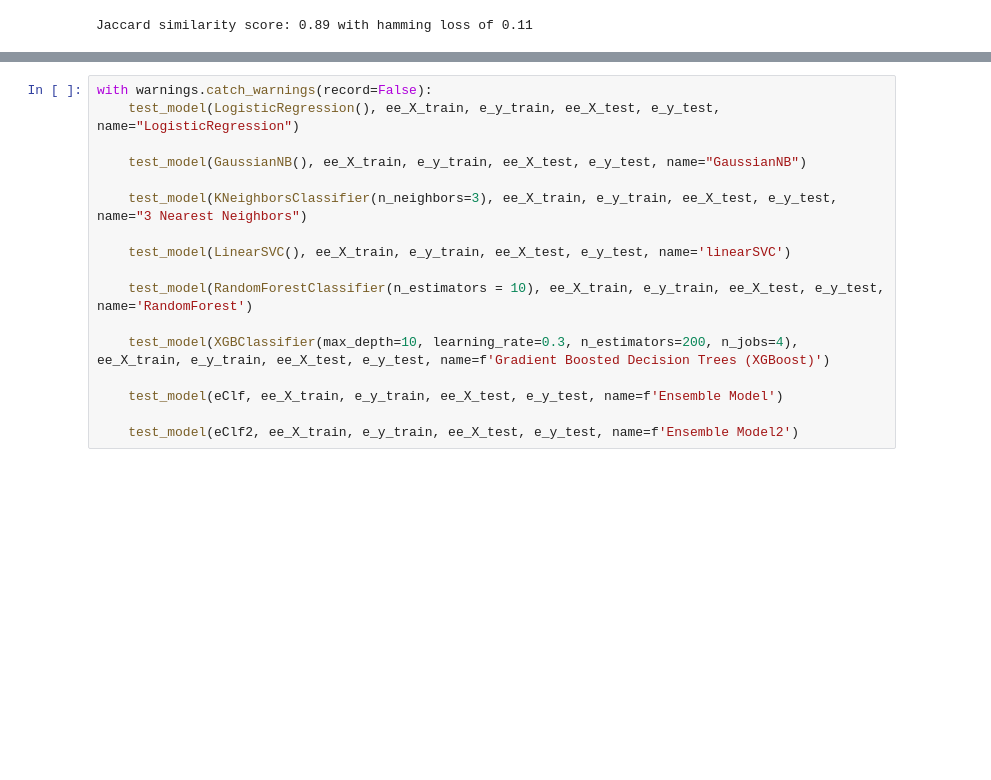
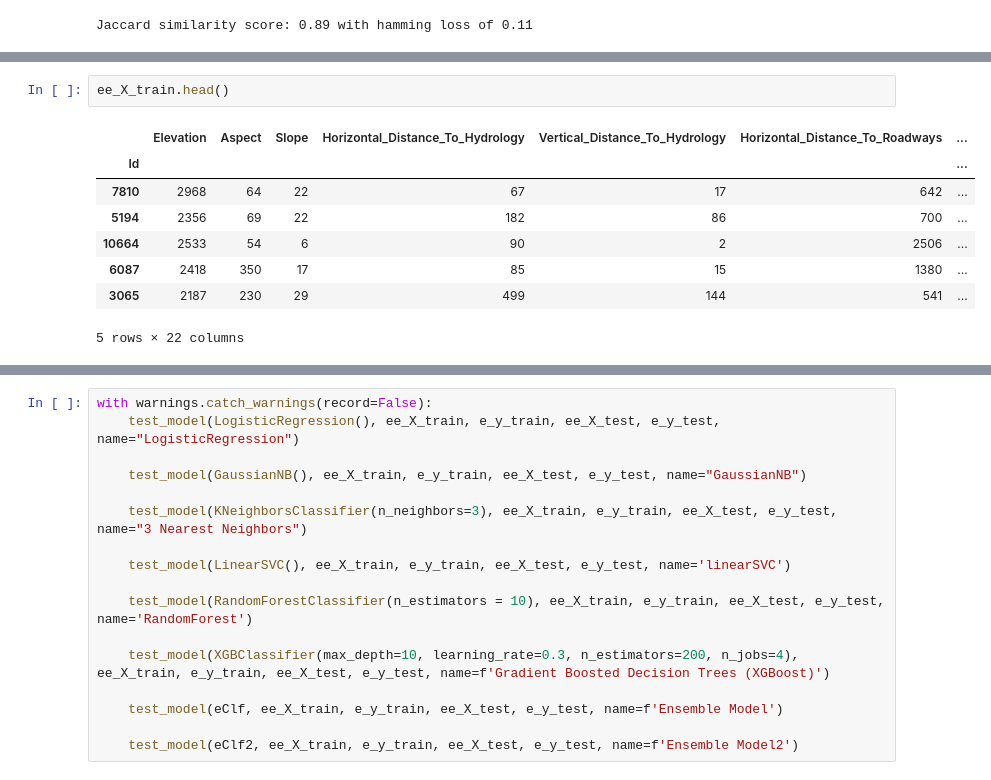
Before and after one commit to Omniak87B/w207FinalProject, a Jupyter notebook: w207_Final_Jake_Tim_Pierce_Debasish.ipynb, the cells around one changed output, grey strips where cells are left out. Drawn from its saved outputs; the diff is of its cells as text; blank space fills up the shorter version.

```diff
--- a/w207_Final_Jake_Tim_Pierce_Debasish.ipynb
+++ b/w207_Final_Jake_Tim_Pierce_Debasish.ipynb
@@ -938,0 +892,11 @@ Jaccard similarity score: 0.87 with hamming loss of 0.13
+# %%
+ee_X_train.head()
+# %% [output]
+|  | Elevation | Aspect | Slope | Horizontal_Distance_To_Hydrology | Vertical_Distance_To_Hydrology | Horizontal_Distance_To_Roadways | ... |
+| Id |  |  |  |  |  |  | ... |
+| 7810 | 2968 | 64 | 22 | 67 | 17 | 642 | ... |
+| 5194 | 2356 | 69 | 22 | 182 | 86 | 700 | ... |
+| 10664 | 2533 | 54 | 6 | 90 | 2 | 2506 | ... |
+| 6087 | 2418 | 350 | 17 | 85 | 15 | 1380 | ... |
+| 3065 | 2187 | 230 | 29 | 499 | 144 | 541 | ... |
+5 rows × 22 columns
```
Also changed, not shown: parts of 5 cells of this notebook, 1 other file.
